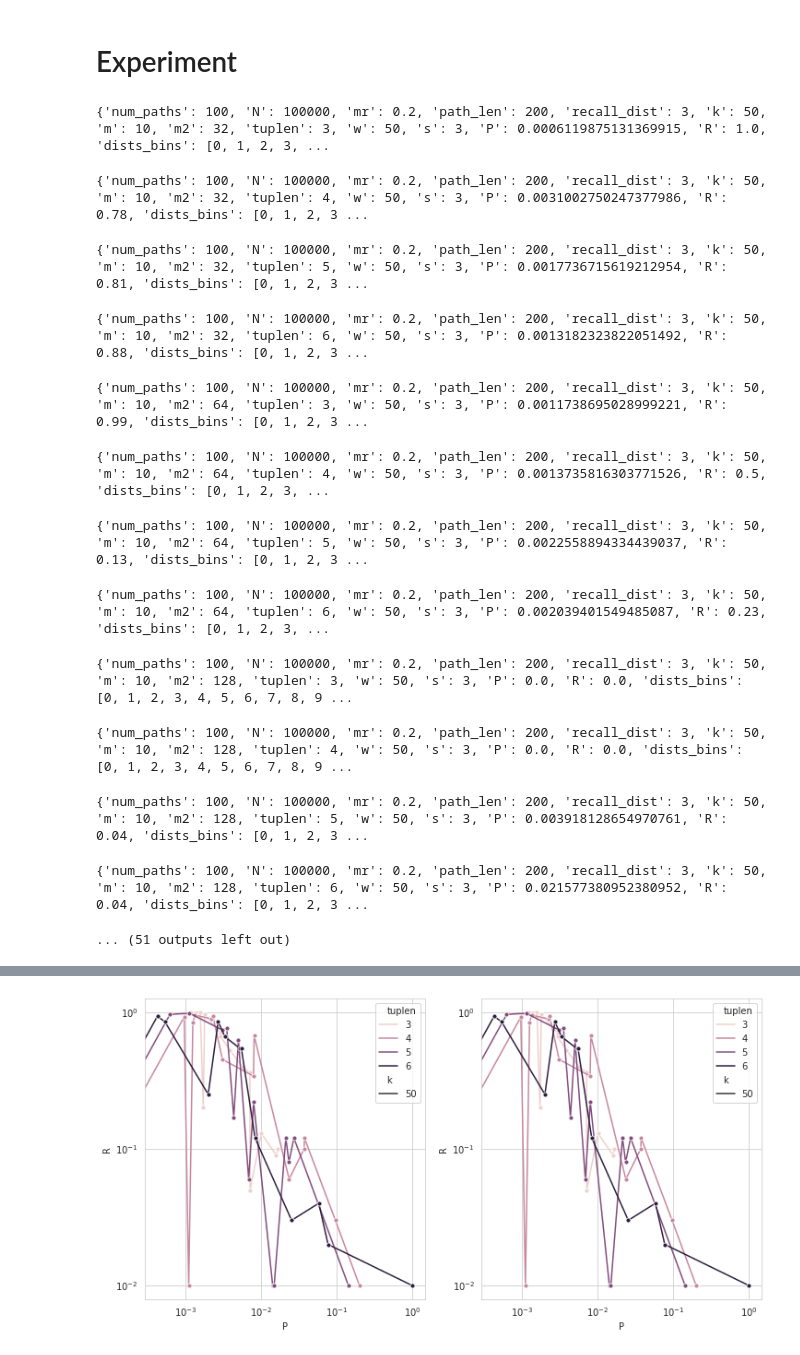
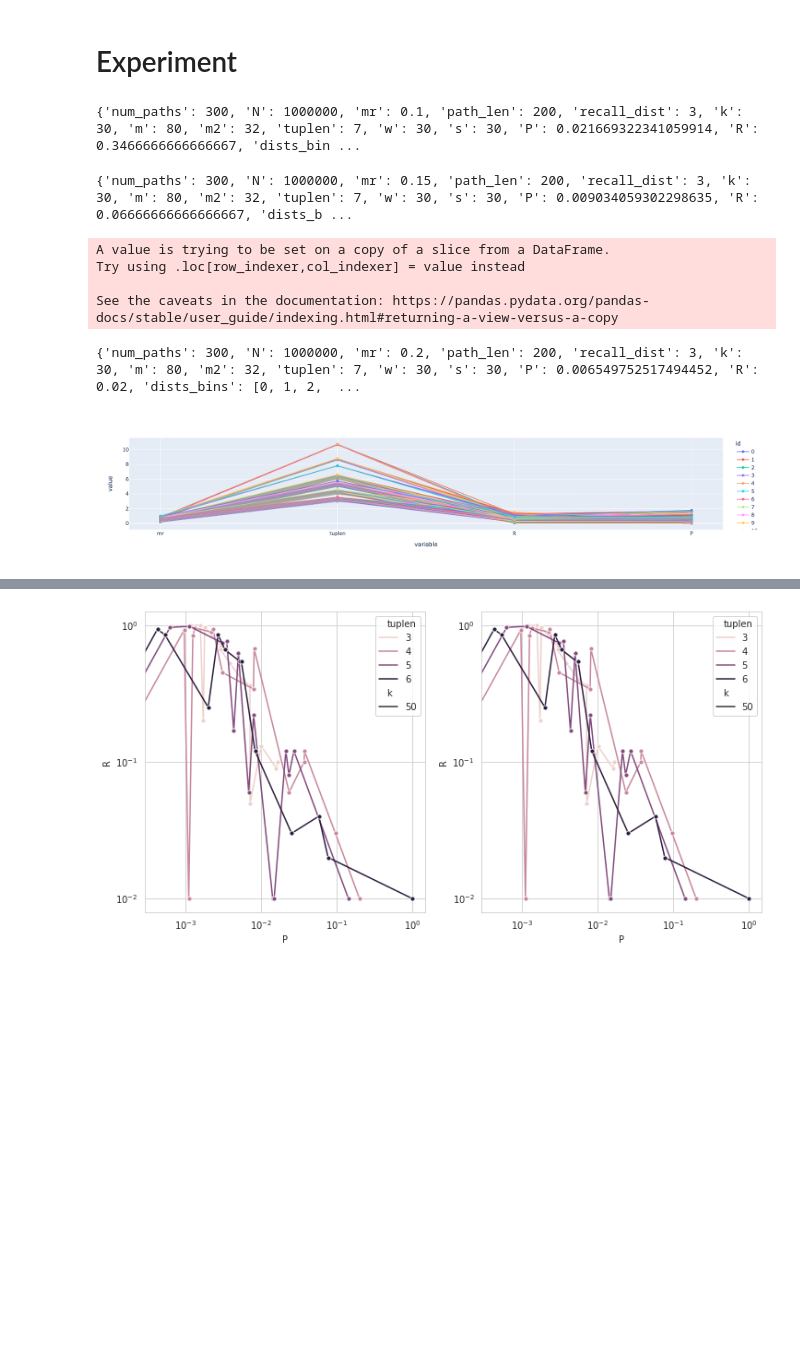
Before and after one commit to alexandrumeterez/sketchyseqs, a Jupyter notebook: SketchySeqs.ipynb, the cells around one changed output, grey strips where cells are left out. Cells and saved outputs as stored; diff of their text form; code cells hidden in the pictures; blank space fills up the shorter version.

Commit message:
debugged  recall

```diff
--- a/SketchySeqs.ipynb
+++ b/SketchySeqs.ipynb
@@ -350,54 +350,49 @@ def show_board(df, cols):
     df2 = df[cols]
     df2['id'] = df2.index
     # df2['id'] = df2.apply(lambda x: legend(x.tolist()), axis=1)
     # df2[cols] = df2[cols] / df2[cols].max()
     for i in range(len(df2)):
         df2.loc[i,cols] += i*5e-3 # add slight y to make them separately visible
     df2 = pd.melt(df2, id_vars='id',value_vars=cols)
     fig = px.line(df2,x='variable',y='value',color='id')
     fig.update_traces(line=dict(width=1.5),mode="markers+lines")
     fig.show()
 
 # results = []
 alphabet = np.array(['A','C','G','T'])
 
-for w in [50]:
+for w in [30]:
     config_grid = dict(
-        num_paths = 100,
-        N = [int(1e5)],
-        mr = [0.2],
+        num_paths = 300,
+        N = [int(1e6)],
+        mr = [0.1,0.15, .2],
         path_len = 200,
         recall_dist = 3,
         k=w,
-        m=[10,20,30,50,80],
-        m2=[2**5,2**6,2**7],
-        tuplen = [3,4,5,6],
+        m=[80],
+        m2=[2**5],
+        tuplen = [7],
         w = w,
-        s = [3],
+        s = [w],
     )
 
     for conf in dict_configs(config_grid):
         result = experiment(conf)
         results.append(result)
         print(conf)
 
 df = pd.DataFrame(results)
 
 show_board(df,cols = ['mr','tuplen','R','P']) # 'N','w','s',m,m2
 # %% [output]
-{'num_paths': 100, 'N': 100000, 'mr': 0.2, 'path_len': 200, 'recall_dist': 3, 'k': 50, 'm': 10, 'm2': 32, 'tuplen': 3, 'w': 50, 's': 3, 'P': 0.0006119875131369915, 'R': 1.0, 'dists_bins': [0, 1, 2, 3, ...
+{'num_paths': 300, 'N': 1000000, 'mr': 0.1, 'path_len': 200, 'recall_dist': 3, 'k': 30, 'm': 80, 'm2': 32, 'tuplen': 7, 'w': 30, 's': 30, 'P': 0.021669322341059914, 'R': 0.3466666666666667, 'dists_bin ...
-{'num_paths': 100, 'N': 100000, 'mr': 0.2, 'path_len': 200, 'recall_dist': 3, 'k': 50, 'm': 10, 'm2': 32, 'tuplen': 4, 'w': 50, 's': 3, 'P': 0.0031002750247377986, 'R': 0.78, 'dists_bins': [0, 1, 2, 3 ...
+{'num_paths': 300, 'N': 1000000, 'mr': 0.15, 'path_len': 200, 'recall_dist': 3, 'k': 30, 'm': 80, 'm2': 32, 'tuplen': 7, 'w': 30, 's': 30, 'P': 0.009034059302298635, 'R': 0.06666666666666667, 'dists_b ...
-{'num_paths': 100, 'N': 100000, 'mr': 0.2, 'path_len': 200, 'recall_dist': 3, 'k': 50, 'm': 10, 'm2': 32, 'tuplen': 5, 'w': 50, 's': 3, 'P': 0.0017736715619212954, 'R': 0.81, 'dists_bins': [0, 1, 2, 3 ...
+A value is trying to be set on a copy of a slice from a DataFrame.
+Try using .loc[row_indexer,col_indexer] = value instead
+
+See the caveats in the documentation: https://pandas.pydata.org/pandas-docs/stable/user_guide/indexing.html#returning-a-view-versus-a-copy
-{'num_paths': 100, 'N': 100000, 'mr': 0.2, 'path_len': 200, 'recall_dist': 3, 'k': 50, 'm': 10, 'm2': 32, 'tuplen': 6, 'w': 50, 's': 3, 'P': 0.0013182323822051492, 'R': 0.88, 'dists_bins': [0, 1, 2, 3 ...
+{'num_paths': 300, 'N': 1000000, 'mr': 0.2, 'path_len': 200, 'recall_dist': 3, 'k': 30, 'm': 80, 'm2': 32, 'tuplen': 7, 'w': 30, 's': 30, 'P': 0.006549752517494452, 'R': 0.02, 'dists_bins': [0, 1, 2,  ...
-{'num_paths': 100, 'N': 100000, 'mr': 0.2, 'path_len': 200, 'recall_dist': 3, 'k': 50, 'm': 10, 'm2': 64, 'tuplen': 3, 'w': 50, 's': 3, 'P': 0.0011738695028999221, 'R': 0.99, 'dists_bins': [0, 1, 2, 3 ...
-{'num_paths': 100, 'N': 100000, 'mr': 0.2, 'path_len': 200, 'recall_dist': 3, 'k': 50, 'm': 10, 'm2': 64, 'tuplen': 4, 'w': 50, 's': 3, 'P': 0.0013735816303771526, 'R': 0.5, 'dists_bins': [0, 1, 2, 3, ...
-{'num_paths': 100, 'N': 100000, 'mr': 0.2, 'path_len': 200, 'recall_dist': 3, 'k': 50, 'm': 10, 'm2': 64, 'tuplen': 5, 'w': 50, 's': 3, 'P': 0.0022558894334439037, 'R': 0.13, 'dists_bins': [0, 1, 2, 3 ...
-{'num_paths': 100, 'N': 100000, 'mr': 0.2, 'path_len': 200, 'recall_dist': 3, 'k': 50, 'm': 10, 'm2': 64, 'tuplen': 6, 'w': 50, 's': 3, 'P': 0.002039401549485087, 'R': 0.23, 'dists_bins': [0, 1, 2, 3, ...
-{'num_paths': 100, 'N': 100000, 'mr': 0.2, 'path_len': 200, 'recall_dist': 3, 'k': 50, 'm': 10, 'm2': 128, 'tuplen': 3, 'w': 50, 's': 3, 'P': 0.0, 'R': 0.0, 'dists_bins': [0, 1, 2, 3, 4, 5, 6, 7, 8, 9 ...
-{'num_paths': 100, 'N': 100000, 'mr': 0.2, 'path_len': 200, 'recall_dist': 3, 'k': 50, 'm': 10, 'm2': 128, 'tuplen': 4, 'w': 50, 's': 3, 'P': 0.0, 'R': 0.0, 'dists_bins': [0, 1, 2, 3, 4, 5, 6, 7, 8, 9 ...
-{'num_paths': 100, 'N': 100000, 'mr': 0.2, 'path_len': 200, 'recall_dist': 3, 'k': 50, 'm': 10, 'm2': 128, 'tuplen': 5, 'w': 50, 's': 3, 'P': 0.003918128654970761, 'R': 0.04, 'dists_bins': [0, 1, 2, 3 ...
-{'num_paths': 100, 'N': 100000, 'mr': 0.2, 'path_len': 200, 'recall_dist': 3, 'k': 50, 'm': 10, 'm2': 128, 'tuplen': 6, 'w': 50, 's': 3, 'P': 0.021577380952380952, 'R': 0.04, 'dists_bins': [0, 1, 2, 3 ...
-... (51 outputs left out)
+[figure, added]
 # %%
 # df.loc[~df.P.isna()]
 show_board(df.iloc[:20],cols = ['mr','tuplen','R','P']) # 'N','w','s',m,m2
```
Also changed, not shown: parts of 1 cell of this notebook.
